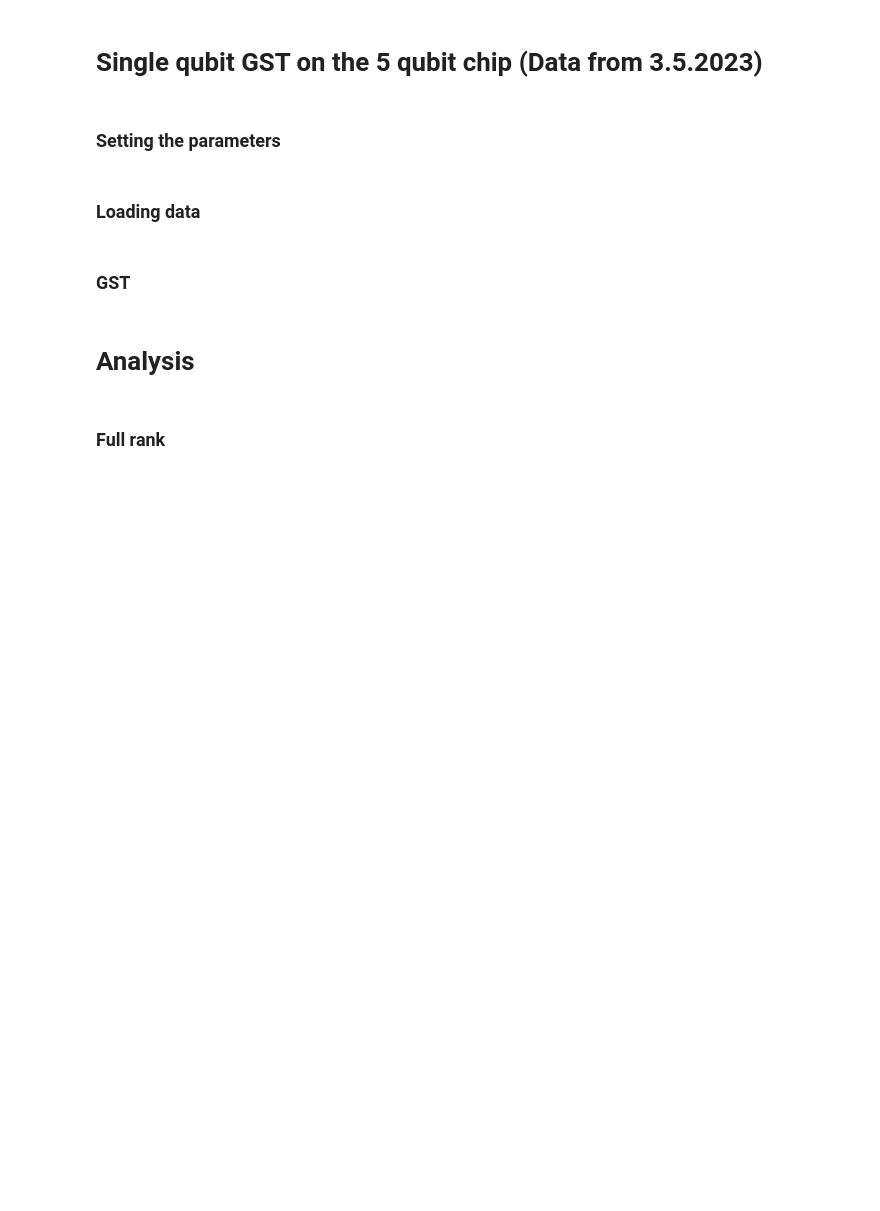
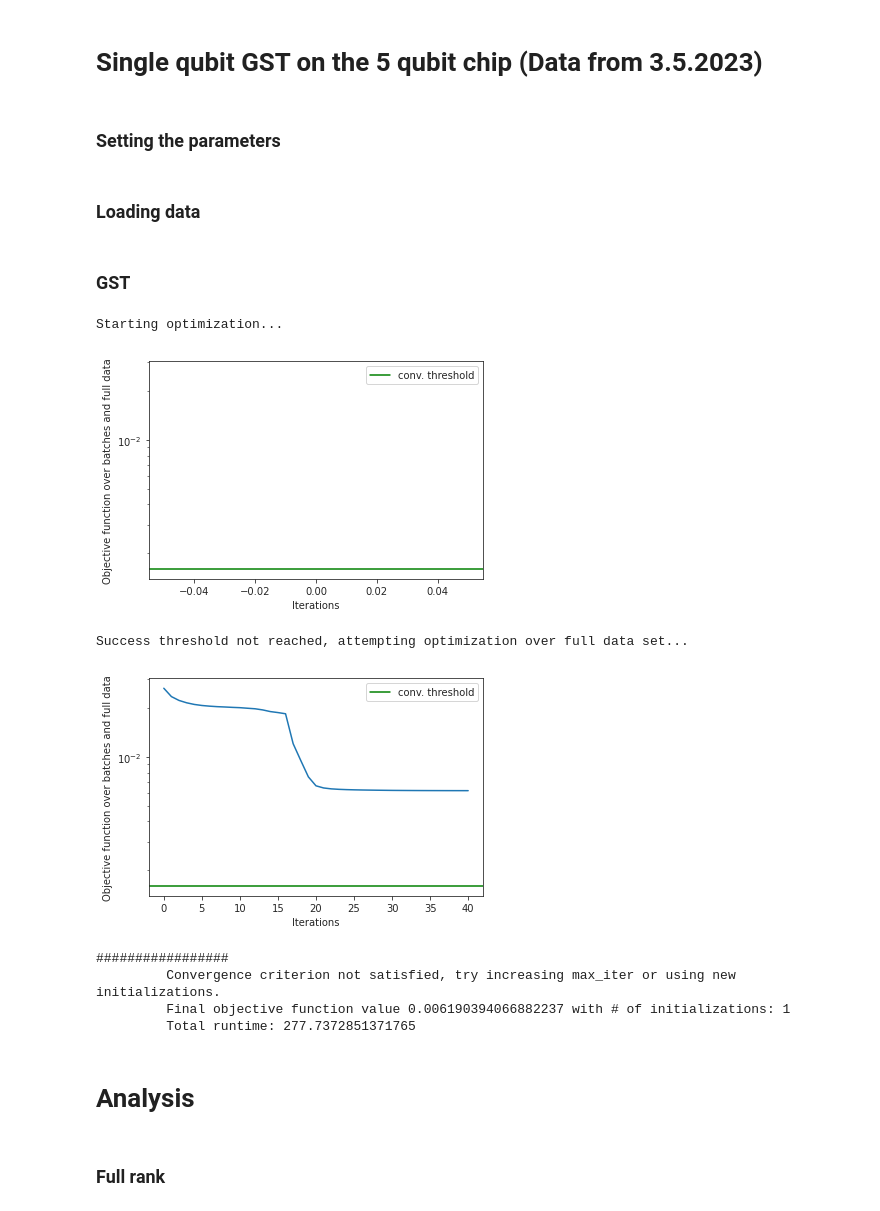
Before and after one commit to rabrie/qibocal, a Jupyter notebook: 2q_exp/2q_gst.ipynb, the cells around one changed output. Drawn from its saved outputs; the diff is of its cells as text; code cells hidden in the pictures; blank space fills up the shorter version.

```diff
--- a/2q_exp/2q_gst.ipynb
+++ b/2q_exp/2q_gst.ipynb
@@ -64,17 +68,23 @@ CZ_gate = np.kron(CZ,CZ)
 # %%
 bsize = 120   # The batch size on which the optimization is started
 results = []
-for rK in [4]:
-    X_t,E_t,rho_t = compatibility.pygsti_model_to_arrays(std.target_model(),basis = 'std')
+for rK in [1]:
     K_t = additional_fns.Kraus_rep(X_t,d,pdim,rK)
-    X_t = np.einsum('ijkl,ijnm -> iknlm', K_t, K_t.conj()).reshape(d,r,r)
-    X_t[[1,2,3,4],:,:] = X_t[[3,4,1,2],:,:] #swap gate ordering for consistency
     # K,X,E,rho,res_list = algorithm.run_mGST(y_all,J_all,max_l,d,r,rK, n_povm, bsize, meas_samples, method = 'GD',
     #                      max_inits = 10, max_iter = 200, final_iter = 100, threshold_multiplyer = 100,
     #                      target_rel_prec = 1e-4, init = [K_t, E_t, rho_t], testing = True)
     K,X,E,rho,res_list = algorithm.run_mGST(y_all,J_all,max_l,d,r,rK, n_povm, bsize, meas_samples, method = 'SFN',
-                         max_inits = 10, max_iter = 0, final_iter = 10, threshold_multiplyer = 100,
-                         target_rel_prec = 1e-4, init = [K, E, rho], testing = True)
+                         max_inits = 10, max_iter = 0, final_iter = 40, threshold_multiplyer = 100,
+                         target_rel_prec = 1e-4, init = [K_t, E_t, rho_t], testing = True)
     results.append([K,X,E,rho])
+# %% [output]
+Starting optimization...
+[figure, added]
+Success threshold not reached, attempting optimization over full data set...
+[figure, added]
+#################
+         Convergence criterion not satisfied, try increasing max_iter or using new initializations.
+         Final objective function value 0.006190394066882237 with # of initializations: 1
+         Total runtime: 277.7372851371765
 # %%
 # ######################################
```
Also changed, not shown: parts of 28 cells of this notebook, 3 other files.
